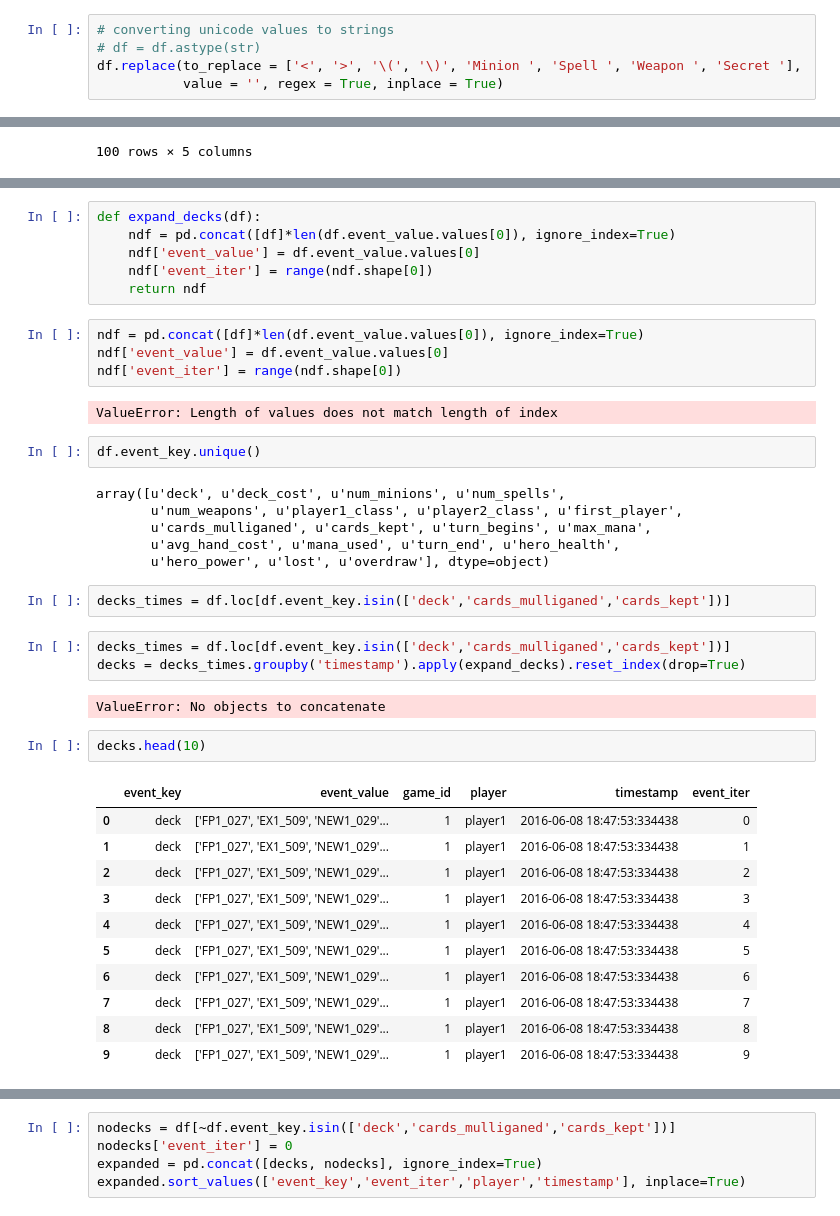
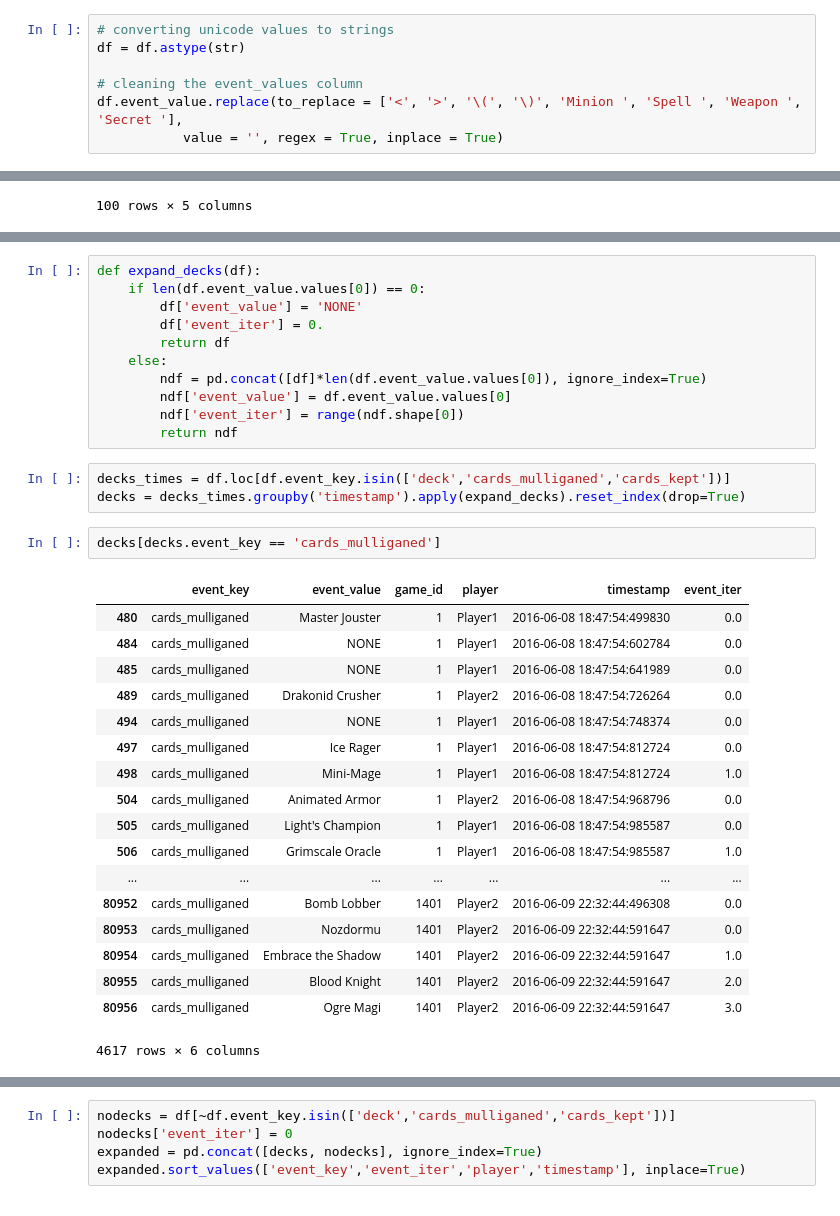
Before and after one commit to abhoward/DSI-SF-1-ABHOWARD, a Jupyter notebook: projects/capstone/fireplace/fireplace-master/capstone-fireplace.ipynb, the cells around one changed output, grey strips where cells are left out. Cells and saved outputs as stored; diff of their text form.

```diff
--- a/projects/capstone/fireplace/fireplace-master/capstone-fireplace.ipynb
+++ b/projects/capstone/fireplace/fireplace-master/capstone-fireplace.ipynb
@@ -31,8 +31,10 @@ df.head()
 | 4 | deck | ['EX1_556', 'EX1_170', 'EX1_011',... | 1 | player1 | 2016-06-08 18:47:53:411713 |
 # %%
 # converting unicode values to strings
-# df = df.astype(str)
-df.replace(to_replace = ['<', '>', '\(', '\)', 'Minion ', 'Spell ', 'Weapon ', 'Secret '],
+df = df.astype(str)
+
+# cleaning the event_values column
+df.event_value.replace(to_replace = ['<', '>', '\(', '\)', 'Minion ', 'Spell ', 'Weapon ', 'Secret '],
            value = '', regex = True, inplace = True)
 # %%
 # converting strings to lists
@@ -67,41 +69,35 @@ df.head(100)
 # %%
 def expand_decks(df):
-    ndf = pd.concat([df]*len(df.event_value.values[0]), ignore_index=True)
-    ndf['event_value'] = df.event_value.values[0]
-    ndf['event_iter'] = range(ndf.shape[0])
-    return ndf
+    if len(df.event_value.values[0]) == 0:
+        df['event_value'] = 'NONE'
+        df['event_iter'] = 0.
+        return df
+    else:
+        ndf = pd.concat([df]*len(df.event_value.values[0]), ignore_index=True)
+        ndf['event_value'] = df.event_value.values[0]
+        ndf['event_iter'] = range(ndf.shape[0])
+        return ndf
-# %%
-ndf = pd.concat([df]*len(df.event_value.values[0]), ignore_index=True)
-ndf['event_value'] = df.event_value.values[0]
-ndf['event_iter'] = range(ndf.shape[0])
-# %% [output]
-ValueError: Length of values does not match length of index
-# %%
-df.event_key.unique()
-# %% [output]
-array([u'deck', u'deck_cost', u'num_minions', u'num_spells',
-       u'num_weapons', u'player1_class', u'player2_class', u'first_player',
-       u'cards_mulliganed', u'cards_kept', u'turn_begins', u'max_mana',
-       u'avg_hand_cost', u'mana_used', u'turn_end', u'hero_health',
-       u'hero_power', u'lost', u'overdraw'], dtype=object)
-# %%
-decks_times = df.loc[df.event_key.isin(['deck','cards_mulliganed','cards_kept'])]
 # %%
 decks_times = df.loc[df.event_key.isin(['deck','cards_mulliganed','cards_kept'])]
 decks = decks_times.groupby('timestamp').apply(expand_decks).reset_index(drop=True)
-# %% [output]
-ValueError: No objects to concatenate
-# %%
-decks.head(10)
-# %% [output]
-|  | event_key | event_value | game_id | player | timestamp | event_iter |
-| 0 | deck | ['FP1_027', 'EX1_509', 'NEW1_029'... | 1 | player1 | 2016-06-08 18:47:53:334438 | 0 |
-| 1 | deck | ['FP1_027', 'EX1_509', 'NEW1_029'... | 1 | player1 | 2016-06-08 18:47:53:334438 | 1 |
-| 2 | deck | ['FP1_027', 'EX1_509', 'NEW1_029'... | 1 | player1 | 2016-06-08 18:47:53:334438 | 2 |
-| 3 | deck | ['FP1_027', 'EX1_509', 'NEW1_029'... | 1 | player1 | 2016-06-08 18:47:53:334438 | 3 |
-| 4 | deck | ['FP1_027', 'EX1_509', 'NEW1_029'... | 1 | player1 | 2016-06-08 18:47:53:334438 | 4 |
-| 5 | deck | ['FP1_027', 'EX1_509', 'NEW1_029'... | 1 | player1 | 2016-06-08 18:47:53:334438 | 5 |
-| 6 | deck | ['FP1_027', 'EX1_509', 'NEW1_029'... | 1 | player1 | 2016-06-08 18:47:53:334438 | 6 |
-| 7 | deck | ['FP1_027', 'EX1_509', 'NEW1_029'... | 1 | player1 | 2016-06-08 18:47:53:334438 | 7 |
-| 8 | deck | ['FP1_027', 'EX1_509', 'NEW1_029'... | 1 | player1 | 2016-06-08 18:47:53:334438 | 8 |
-| 9 | deck | ['FP1_027', 'EX1_509', 'NEW1_029'... | 1 | player1 | 2016-06-08 18:47:53:334438 | 9 |
+# %%
+decks[decks.event_key == 'cards_mulliganed']
+# %% [output]
+|  | event_key | event_value | game_id | player | timestamp | event_iter |
+| 480 | cards_mulliganed | Master Jouster | 1 | Player1 | 2016-06-08 18:47:54:499830 | 0.0 |
+| 484 | cards_mulliganed | NONE | 1 | Player1 | 2016-06-08 18:47:54:602784 | 0.0 |
+| 485 | cards_mulliganed | NONE | 1 | Player1 | 2016-06-08 18:47:54:641989 | 0.0 |
+| 489 | cards_mulliganed | Drakonid Crusher | 1 | Player2 | 2016-06-08 18:47:54:726264 | 0.0 |
+| 494 | cards_mulliganed | NONE | 1 | Player1 | 2016-06-08 18:47:54:748374 | 0.0 |
+| 497 | cards_mulliganed | Ice Rager | 1 | Player1 | 2016-06-08 18:47:54:812724 | 0.0 |
+| 498 | cards_mulliganed | Mini-Mage | 1 | Player1 | 2016-06-08 18:47:54:812724 | 1.0 |
+| 504 | cards_mulliganed | Animated Armor | 1 | Player2 | 2016-06-08 18:47:54:968796 | 0.0 |
+| 505 | cards_mulliganed | Light's Champion | 1 | Player1 | 2016-06-08 18:47:54:985587 | 0.0 |
+| 506 | cards_mulliganed | Grimscale Oracle | 1 | Player1 | 2016-06-08 18:47:54:985587 | 1.0 |
+| ... | ... | ... | ... | ... | ... | ... |
+| 80952 | cards_mulliganed | Bomb Lobber | 1401 | Player2 | 2016-06-09 22:32:44:496308 | 0.0 |
+| 80953 | cards_mulliganed | Nozdormu | 1401 | Player2 | 2016-06-09 22:32:44:591647 | 0.0 |
+| 80954 | cards_mulliganed | Embrace the Shadow | 1401 | Player2 | 2016-06-09 22:32:44:591647 | 1.0 |
+| 80955 | cards_mulliganed | Blood Knight | 1401 | Player2 | 2016-06-09 22:32:44:591647 | 2.0 |
+| 80956 | cards_mulliganed | Ogre Magi | 1401 | Player2 | 2016-06-09 22:32:44:591647 | 3.0 |
+4617 rows × 6 columns
```
Also changed, not shown: parts of 6 cells of this notebook, 37 other files.
